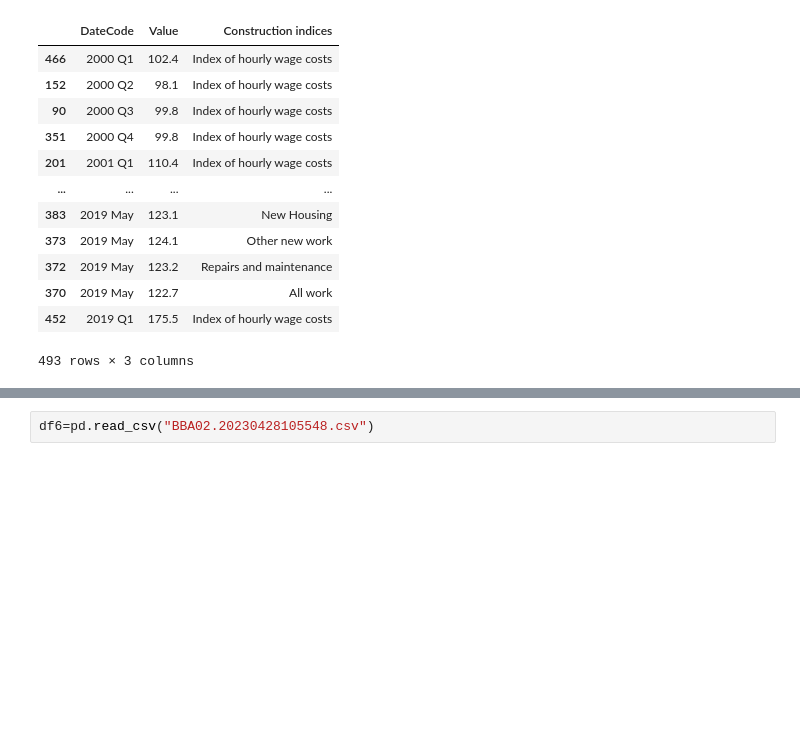
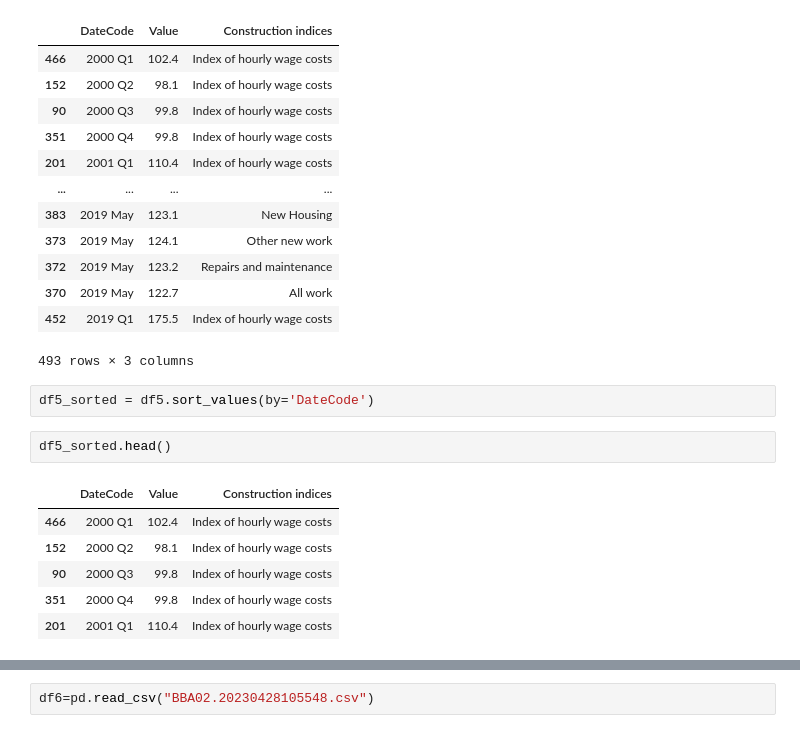
Before and after one commit to rachelhurleycct/CA2, a Jupyter notebook: CA2.ipynb, the cells around one changed output, grey strips where cells are left out. Drawn from its saved outputs; the diff is of its cells as text; blank space fills up the shorter version.

```diff
--- a/CA2.ipynb
+++ b/CA2.ipynb
@@ -574,3 +587,14 @@ df5
 | 370 | 2019 May | 122.7 | All work |
 | 452 | 2019 Q1 | 175.5 | Index of hourly wage costs |
 493 rows × 3 columns
+# %%
+df5_sorted = df5.sort_values(by='DateCode')
+# %%
+df5_sorted.head()
+# %% [output]
+|  | DateCode | Value | Construction indices |
+| 466 | 2000 Q1 | 102.4 | Index of hourly wage costs |
+| 152 | 2000 Q2 | 98.1 | Index of hourly wage costs |
+| 90 | 2000 Q3 | 99.8 | Index of hourly wage costs |
+| 351 | 2000 Q4 | 99.8 | Index of hourly wage costs |
+| 201 | 2001 Q1 | 110.4 | Index of hourly wage costs |
```
Also changed, not shown: parts of 110 cells of this notebook.
